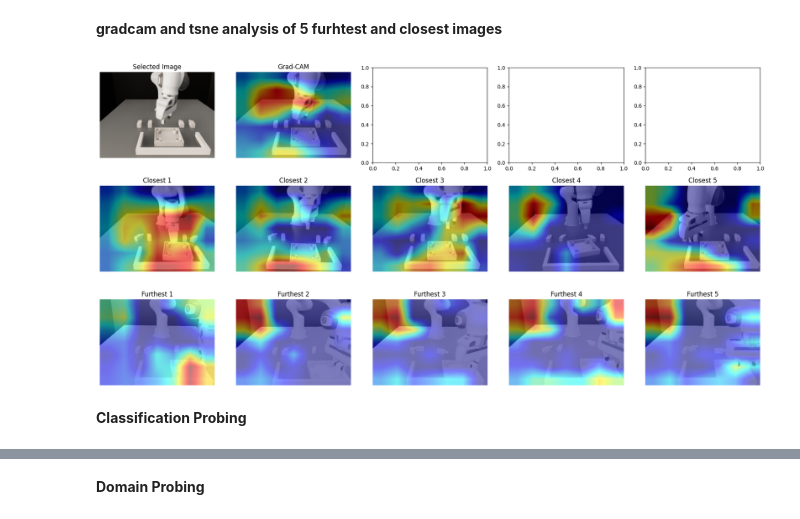
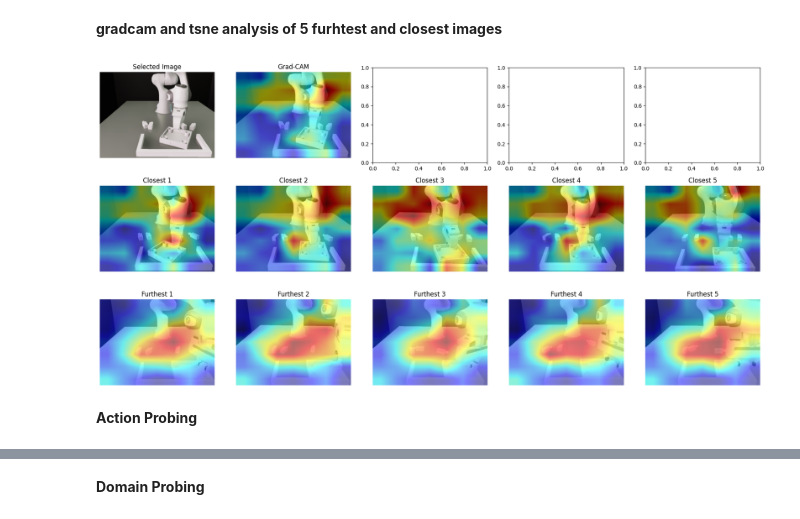
Before and after one commit to yyardi/Bridging-the-Sim2Real-Gap, a Jupyter notebook: notebooks/Compiled_models.ipynb, the cells around one changed output, grey strips where cells are left out. Saved outputs shown, nothing was run; the diff lists cells and outputs as text; code cells hidden in the pictures.

Commit message:
Action Probe V1

```diff
--- a/notebooks/Compiled_models.ipynb
+++ b/notebooks/Compiled_models.ipynb
@@ -178,14 +155,17 @@ import numpy as np
 import matplotlib.pyplot as plt
 import torch
 import cv2
-from torchvision import models, transforms
+from torchvision import transforms
 from pytorch_grad_cam import GradCAM
-from pytorch_grad_cam.utils.model_targets import ClassifierOutputTarget
+from pytorch_grad_cam.utils.model_targets import RawScoresOutputTarget
 from pytorch_grad_cam.utils.image import show_cam_on_image
+from r3m import load_r3m
 
 # Load image
 image = sim2["color_image2"][0]  # choose index
 
+model = load_r3m("resnet18").cuda()
+model.eval()
 
 transform = transforms.Compose([
     transforms.ToPILImage(),
@@ -195,13 +175,13 @@ transform = transforms.Compose([
 ])
 
 # Grad-CAM setup
-target_layers = [model.layer4[-1]]
+target_layers = [model.module.convnet.layer4[-1]]
 cam = GradCAM(model=model, target_layers=target_layers)
 
 def generate_gradcam(image):
 
     input_tensor = transform(image).unsqueeze(0)
-    targets = [ClassifierOutputTarget(281)]
+    targets = [RawScoresOutputTarget()]
 
 
     grayscale_cam = cam(input_tensor=input_tensor, targets=targets)[0, :]
@@ -252,6 +232,9 @@ from pytorch_grad_cam.utils.image import show_cam_on_image
 
 # Load image
 image = sim2["color_image2"][0]
+
+model = models.resnet18()
+model.eval()
 
 # Define transformation
 transform = transforms.Compose([
@@ -299,7 +282,7 @@ n_samples = 5000
 indices = np.random.choice(len(embeddings), n_samples, replace=False)
 
 
-selected_index = 0  # choose image index
+selected_index = 57  # choose image index
 selected_embedding = embeddings[selected_index]
 
 distances = np.linalg.norm(embeddings - selected_embedding, axis=1)
@@ -312,36 +295,36 @@ furthest_indices = np.argsort(distances)[-5:]
 gradcam_images = []
 for index in [selected_index] + closest_indices.tolist() + furthest_indices.tolist():
     gradcam_img = generate_gradcam(sim2["color_image2"][index])
     gradcam_images.append(gradcam_img)
 
 
 fig, axes = plt.subplots(3, 5, figsize=(18, 9))
 axes[0, 0].imshow(np.float32(sim2["color_image2"][selected_index]) / 255)
 axes[0, 0].set_title('Selected Image')
 axes[0, 0].axis('off')
 
 axes[0, 1].imshow(gradcam_images[0])
 axes[0, 1].set_title('Grad-CAM')
 axes[0, 1].axis('off')
 
 
 for i, index in enumerate(closest_indices):
     axes[1, i].imshow(gradcam_images[i + 1])
     axes[1, i].set_title(f'Closest {i + 1}')
     axes[1, i].axis('off')
 
 
 for i, index in enumerate(furthest_indices):
     axes[2, i].imshow(gradcam_images[len(closest_indices) + 1 + i])
     axes[2, i].set_title(f'Furthest {i + 1}')
     axes[2, i].axis('off')
 
 plt.tight_layout()
 plt.show()
 # %% [output]
-[figure, old version]
+[figure, new version]
 # %% [markdown]
-**Classification Probing**
+**Action Probing**
 # %%
 from src.models.actionprobe import train_action_probe
 
```
Also changed, not shown: parts of 7 cells of this notebook, 1 other file.
